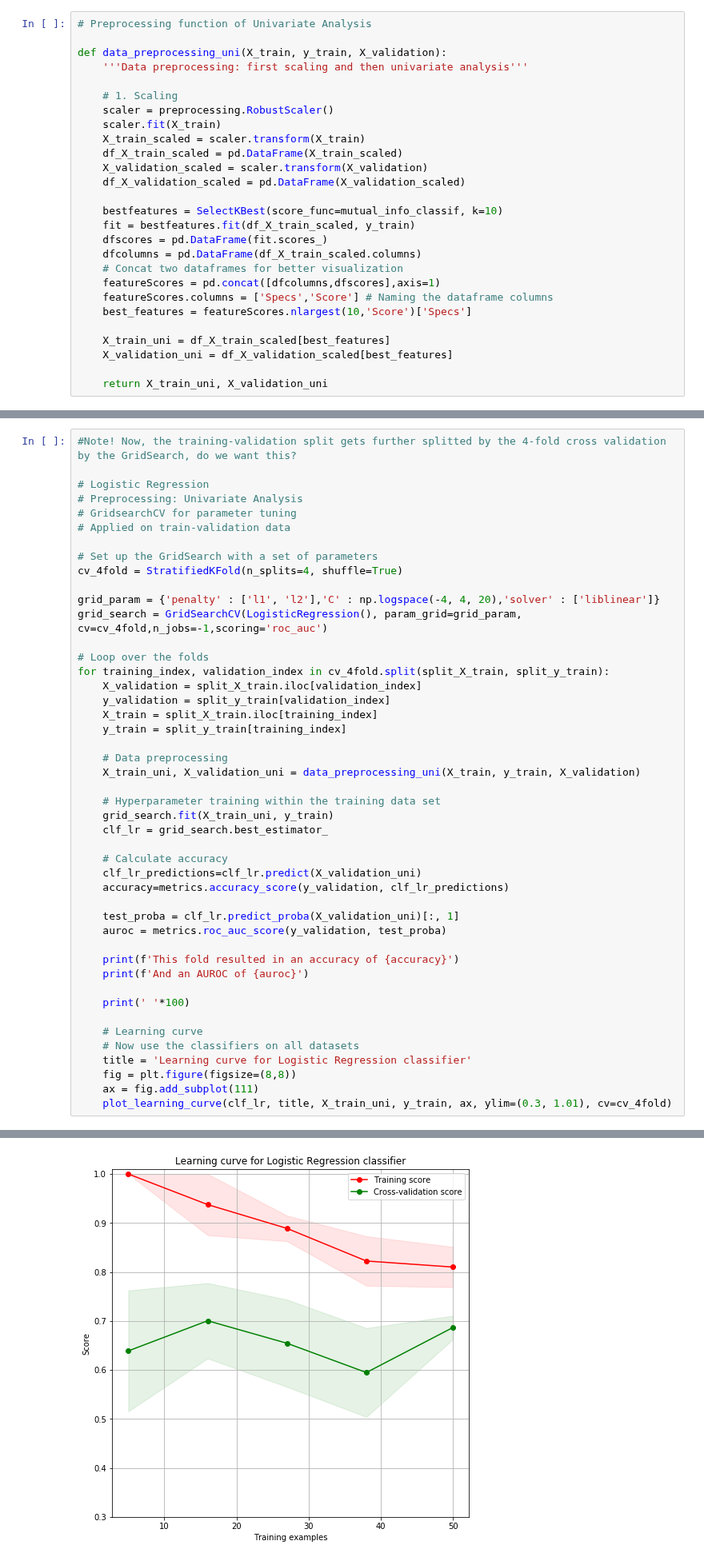
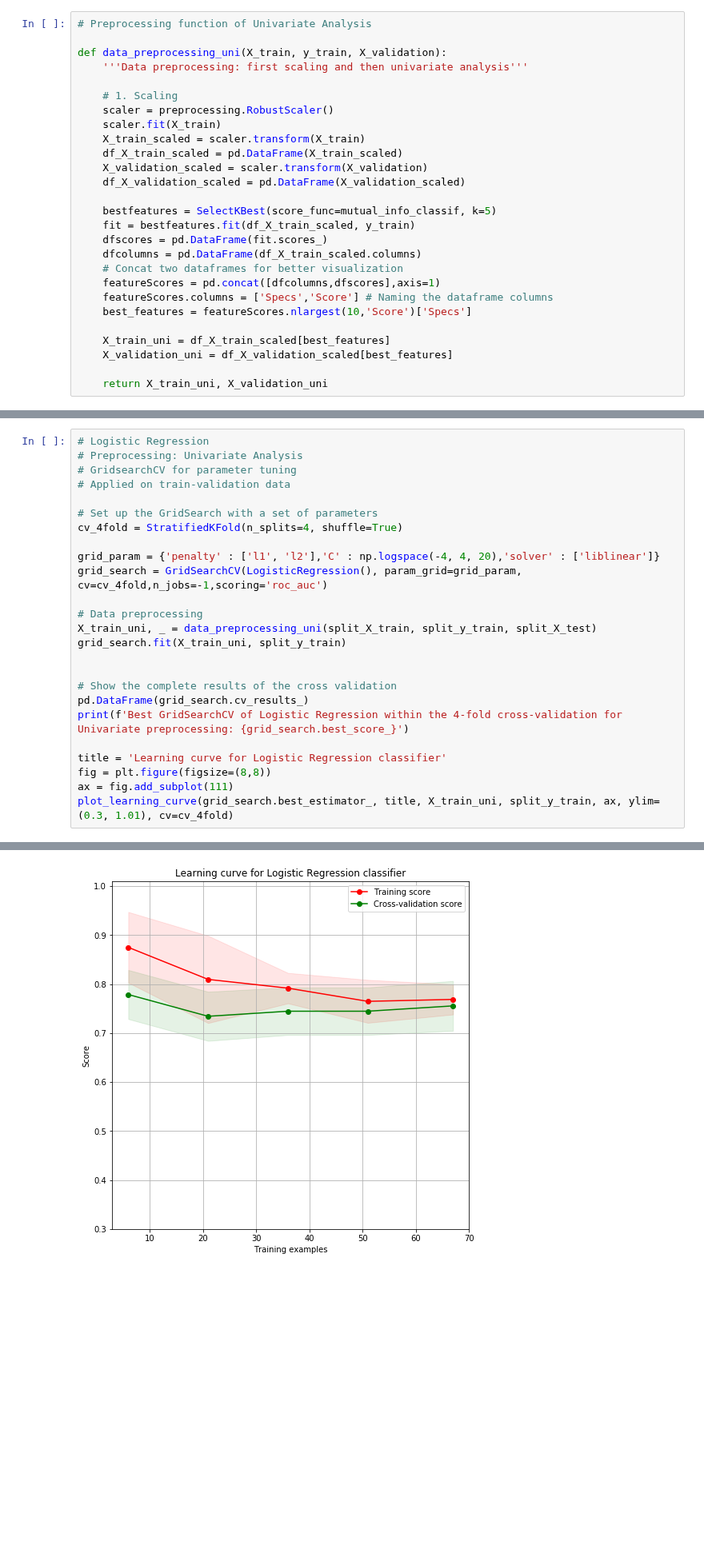
Before and after one commit to puckgroen/TM10007_PROJECT, a Jupyter notebook: Logistic_Regression.ipynb, the cells around one changed output, grey strips where cells are left out. Shown at 80% size. Drawn from its saved outputs; the diff is of its cells as text; blank space fills up the shorter version.

```diff
--- a/Logistic_Regression.ipynb
+++ b/Logistic_Regression.ipynb
@@ -59,7 +59,7 @@ def data_preprocessing_uni(X_train, y_train, X_validation):
     X_validation_scaled = scaler.transform(X_validation)
     df_X_validation_scaled = pd.DataFrame(X_validation_scaled)
 
-    bestfeatures = SelectKBest(score_func=mutual_info_classif, k=10)
+    bestfeatures = SelectKBest(score_func=mutual_info_classif, k=5)
     fit = bestfeatures.fit(df_X_train_scaled, y_train)
     dfscores = pd.DataFrame(fit.scores_)
     dfcolumns = pd.DataFrame(df_X_train_scaled.columns)
@@ -248,6 +216,4 @@ And an AUROC of 0.5950413223140496
 # %%
-#Note! Now, the training-validation split gets further splitted by the 4-fold cross validation by the GridSearch, do we want this?
-
 # Logistic Regression
 # Preprocessing: Univariate Analysis
 # GridsearchCV for parameter tuning
@@ -259,36 +225,17 @@ cv_4fold = StratifiedKFold(n_splits=4, shuffle=True)
 grid_param = {'penalty' : ['l1', 'l2'],'C' : np.logspace(-4, 4, 20),'solver' : ['liblinear']}
 grid_search = GridSearchCV(LogisticRegression(), param_grid=grid_param, cv=cv_4fold,n_jobs=-1,scoring='roc_auc')
 
-# Loop over the folds
-for training_index, validation_index in cv_4fold.split(split_X_train, split_y_train):
-    X_validation = split_X_train.iloc[validation_index]
-    y_validation = split_y_train[validation_index]
-    X_train = split_X_train.iloc[training_index]
-    y_train = split_y_train[training_index]
+# Data preprocessing
+X_train_uni, _ = data_preprocessing_uni(split_X_train, split_y_train, split_X_test)
+grid_search.fit(X_train_uni, split_y_train)
 
-    # Data preprocessing
-    X_train_uni, X_validation_uni = data_preprocessing_uni(X_train, y_train, X_validation)
 
-    # Hyperparameter training within the training data set
-    grid_search.fit(X_train_uni, y_train)
-    clf_lr = grid_search.best_estimator_
+# Show the complete results of the cross validation
+pd.DataFrame(grid_search.cv_results_)
+print(f'Best GridSearchCV of Logistic Regression within the 4-fold cross-validation for Univariate preprocessing: {grid_search.best_score_}')
 
-    # Calculate accuracy
-    clf_lr_predictions=clf_lr.predict(X_validation_uni)
-    accuracy=metrics.accuracy_score(y_validation, clf_lr_predictions)
-
-    test_proba = clf_lr.predict_proba(X_validation_uni)[:, 1]
-    auroc = metrics.roc_auc_score(y_validation, test_proba)
-
-    print(f'This fold resulted in an accuracy of {accuracy}')
-    print(f'And an AUROC of {auroc}')
-
-    print(' '*100)
-
-    # Learning curve
-    # Now use the classifiers on all datasets
-    title = 'Learning curve for Logistic Regression classifier'
-    fig = plt.figure(figsize=(8,8))
-    ax = fig.add_subplot(111)
-    plot_learning_curve(clf_lr, title, X_train_uni, y_train, ax, ylim=(0.3, 1.01), cv=cv_4fold)
+title = 'Learning curve for Logistic Regression classifier'
+fig = plt.figure(figsize=(8,8))
+ax = fig.add_subplot(111)
+plot_learning_curve(grid_search.best_estimator_, title, X_train_uni, split_y_train, ax, ylim=(0.3, 1.01), cv=cv_4fold)
 # %% [output]
@@ -306 +244 @@ And an AUROC of 0.8016528925619835
-[figure, old version]
+[figure, new version]
```
Also changed, not shown: parts of 4 cells of this notebook.
